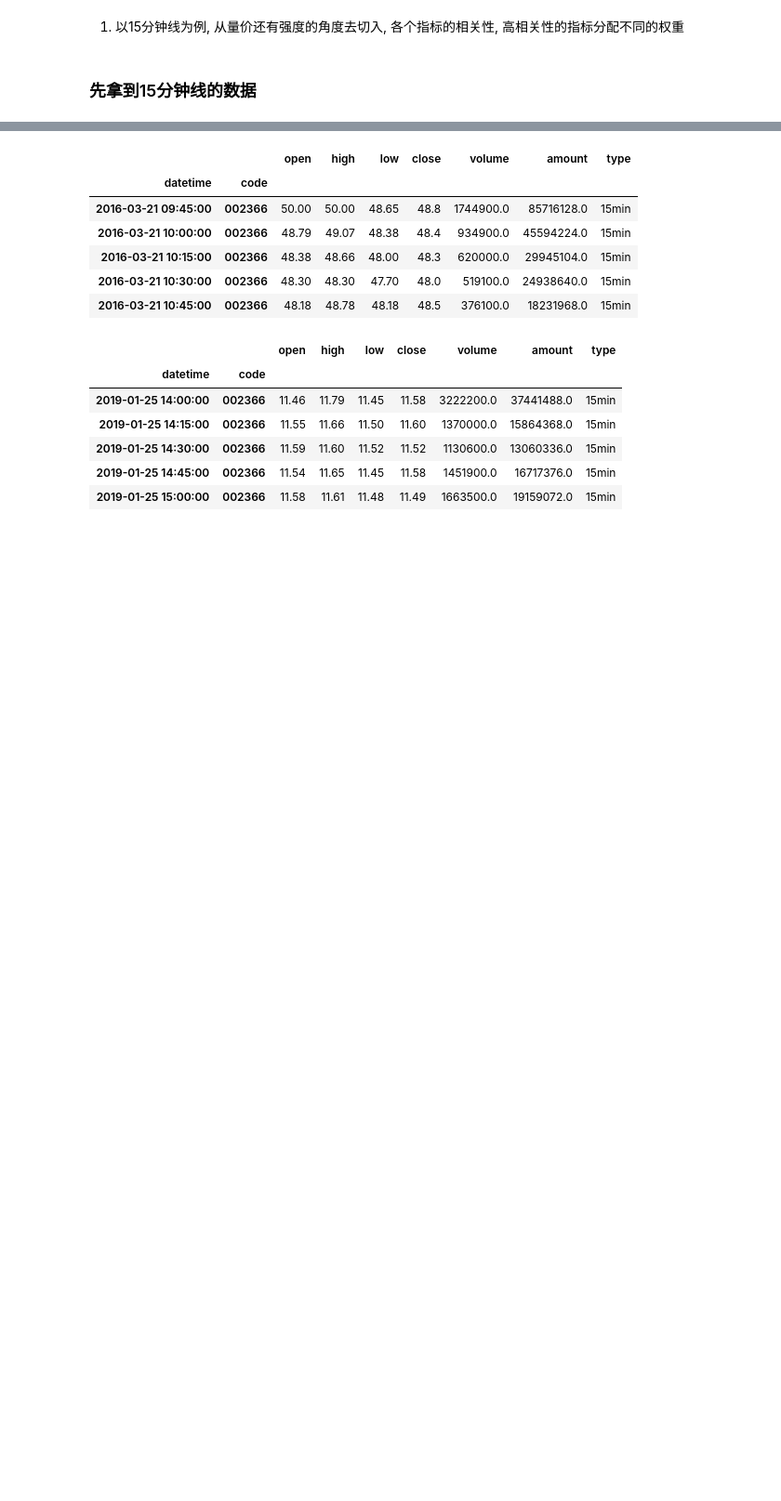
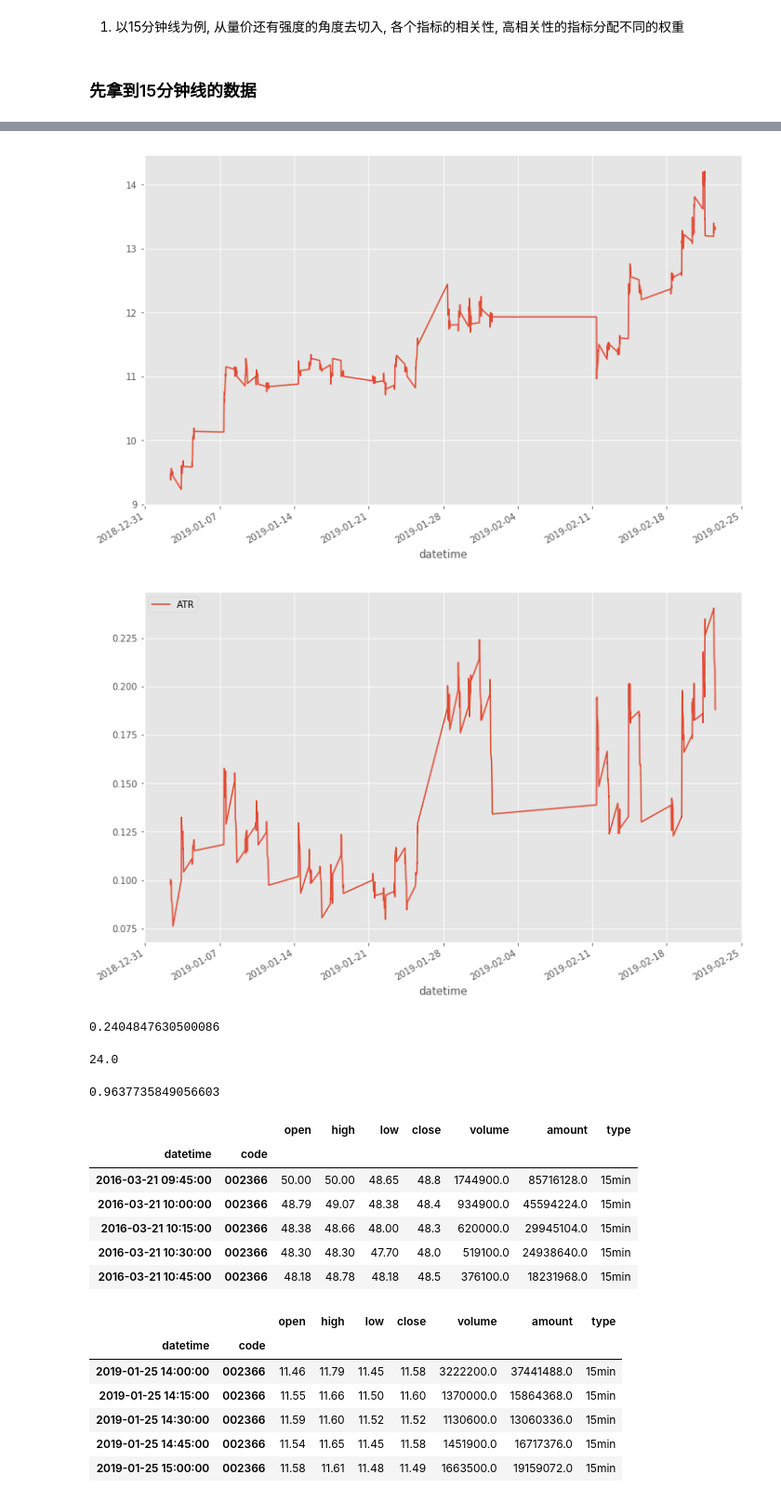
Before and after one commit to dxcv/strategy_research, a Jupyter notebook: holding/about tai hai.ipynb, the cells around one changed output, grey strips where cells are left out. Shown at 93% size. Drawn from its saved outputs; the diff is of its cells as text; code cells hidden in the pictures; blank space fills up the shorter version.

```diff
--- a/holding/about tai hai.ipynb
+++ b/holding/about tai hai.ipynb
@@ -27,3 +38,26 @@ end = datetime.datetime.today().strftime('%Y-%m-%d')
+# %%
+data_15min = QA.QA_fetch_get_stock_min('tdx', code, start, end, level='15min')
+data_15min.index = pd.DatetimeIndex(data_15min.index)
+atr_15min = QA.talib_indicators.ATR(data_15min)
+# atr_15min.index = pd.DatetimeIndex(atr_15min.index)
+# %%
+data_15min.close['2019'].plot();
+atr_15min['2019'].plot();
+# %% [output]
+[figure, added]
+[figure, added]
+# %%
+atr_15min.iloc[-2][0]
+# %% [output]
+0.2404847630500086
+# %%
+58594 * 0.01 / atr_15min.iloc[-2][0] // 100
+# %% [output]
+24.0
+# %%
+12.77 / 13.25
+# %% [output]
+0.9637735849056603
 # %%
 data_15min = QA.QA_fetch_stock_min_adv(code, start, end, frequence='15min')
 # %%
```
Also changed, not shown: parts of 4 cells of this notebook, 1 other file.
